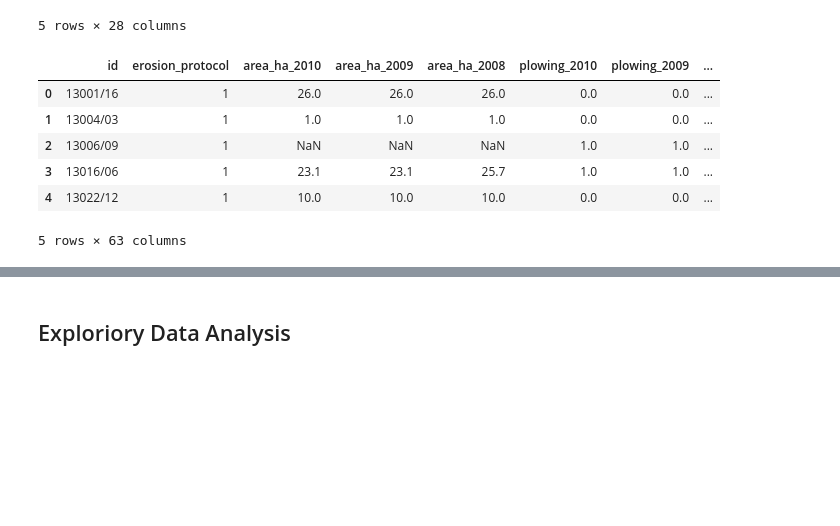
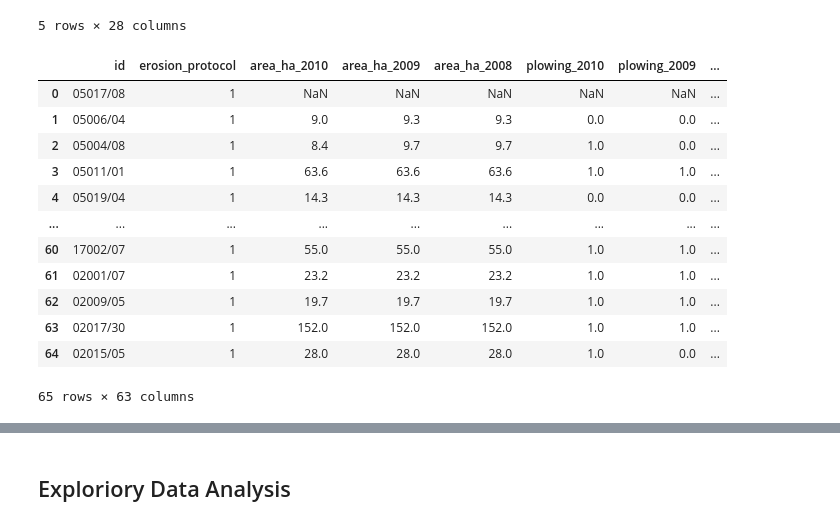
Before and after one commit to omar00070/thesis, a Jupyter notebook: Analysis.ipynb, the cells around one changed output, grey strips where cells are left out. Drawn from its saved outputs; the diff is of its cells as text; code cells hidden in the pictures; blank space fills up the shorter version.

```diff
--- a/Analysis.ipynb
+++ b/Analysis.ipynb
@@ -30,7 +29,7 @@ def load_rain_data(dir_path):
     df_rain.sort_index(inplace=True)
 
     # load the df_erosion
-    df_erosion = pd.read_excel('study_df.xlsx')
+    df_erosion = pd.read_excel('erosion_data.xlsx')
     return df_rain, df_erosion
 # %%
 dir_path = 'rain_data/'
@@ -47,15 +46,21 @@ df_rain.head()
 | 200809020100 | 34 | -- | -- | -- | -- | -- | -- | -- | ... |
 5 rows × 28 columns
 # %%
-df_erosion.head()
+df_erosion
 # %% [output]
 |  | id | erosion_protocol | area_ha_2010 | area_ha_2009 | area_ha_2008 | plowing_2010 | plowing_2009 | ... |
-| 0 | 13001/16 | 1 | 26.0 | 26.0 | 26.0 | 0.0 | 0.0 | ... |
-| 1 | 13004/03 | 1 | 1.0 | 1.0 | 1.0 | 0.0 | 0.0 | ... |
-| 2 | 13006/09 | 1 | NaN | NaN | NaN | 1.0 | 1.0 | ... |
-| 3 | 13016/06 | 1 | 23.1 | 23.1 | 25.7 | 1.0 | 1.0 | ... |
-| 4 | 13022/12 | 1 | 10.0 | 10.0 | 10.0 | 0.0 | 0.0 | ... |
+| 0 | 05017/08 | 1 | NaN | NaN | NaN | NaN | NaN | ... |
+| 1 | 05006/04 | 1 | 9.0 | 9.3 | 9.3 | 0.0 | 0.0 | ... |
+| 2 | 05004/08 | 1 | 8.4 | 9.7 | 9.7 | 1.0 | 0.0 | ... |
+| 3 | 05011/01 | 1 | 63.6 | 63.6 | 63.6 | 1.0 | 1.0 | ... |
+| 4 | 05019/04 | 1 | 14.3 | 14.3 | 14.3 | 0.0 | 0.0 | ... |
+| ... | ... | ... | ... | ... | ... | ... | ... | ... |
+| 60 | 17002/07 | 1 | 55.0 | 55.0 | 55.0 | 1.0 | 1.0 | ... |
+| 61 | 02001/07 | 1 | 23.2 | 23.2 | 23.2 | 1.0 | 1.0 | ... |
+| 62 | 02009/05 | 1 | 19.7 | 19.7 | 19.7 | 1.0 | 1.0 | ... |
+| 63 | 02017/30 | 1 | 152.0 | 152.0 | 152.0 | 1.0 | 1.0 | ... |
+| 64 | 02015/05 | 1 | 28.0 | 28.0 | 28.0 | 1.0 | 0.0 | ... |
-5 rows × 63 columns
+65 rows × 63 columns
 # %%
 def get_data_time(time_list, target):
     """
```
Also changed, not shown: parts of 14 cells of this notebook, 3 other files.
